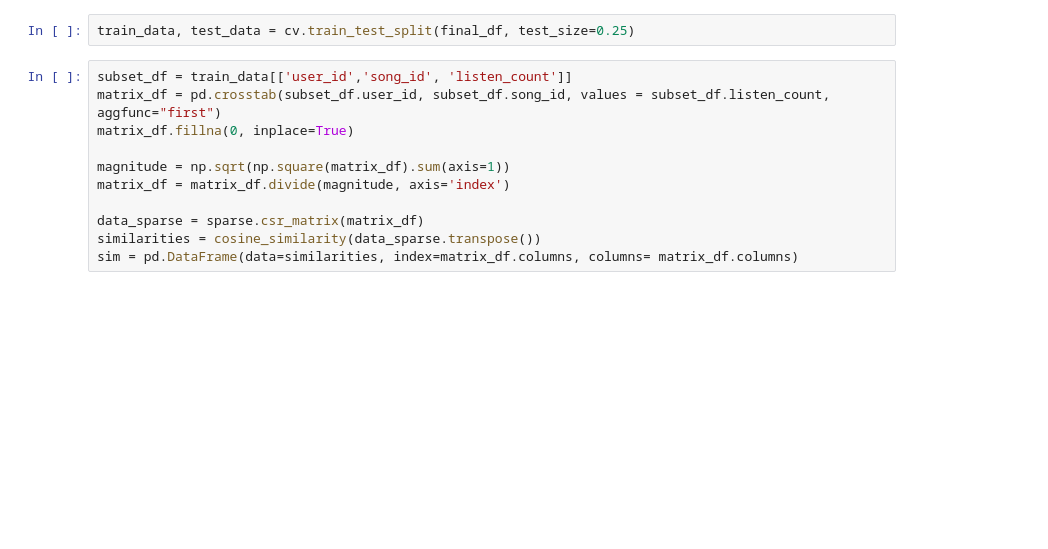
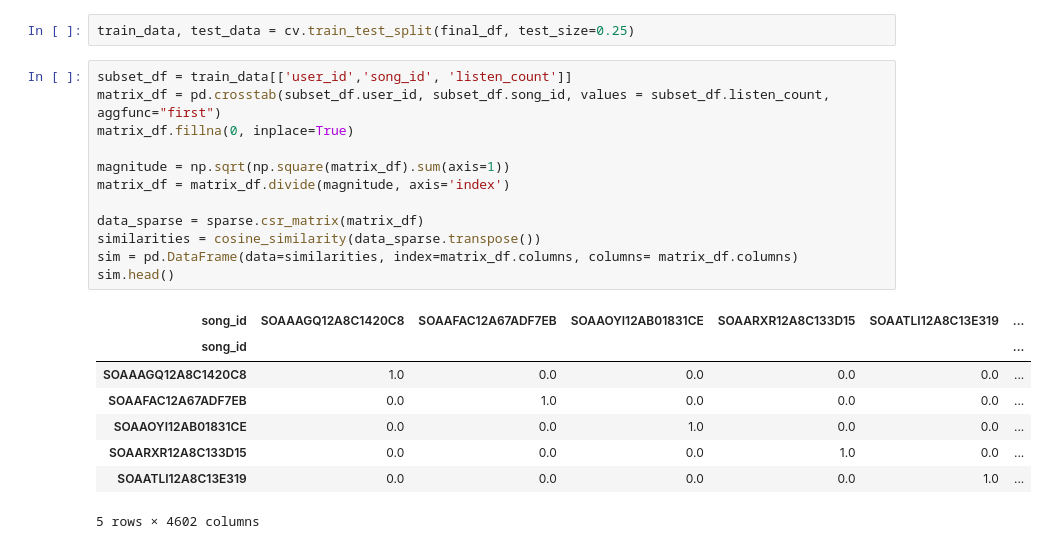
Before and after one commit to kiteena/257teamproject-recommendation, a Jupyter notebook: Item-Item Collaborative.ipynb, the cells around one changed output. Drawn from its saved outputs; the diff is of its cells as text; blank space fills up the shorter version.

```diff
--- a/Item-Item Collaborative.ipynb
+++ b/Item-Item Collaborative.ipynb
@@ -39,13 +39,23 @@ train_data, test_data = cv.train_test_split(final_df, test_size=0.25)
 # %%
 subset_df = train_data[['user_id','song_id', 'listen_count']]
 matrix_df = pd.crosstab(subset_df.user_id, subset_df.song_id, values = subset_df.listen_count, aggfunc="first")
 matrix_df.fillna(0, inplace=True)
 
 magnitude = np.sqrt(np.square(matrix_df).sum(axis=1))
 matrix_df = matrix_df.divide(magnitude, axis='index')
 
 data_sparse = sparse.csr_matrix(matrix_df)
 similarities = cosine_similarity(data_sparse.transpose())
 sim = pd.DataFrame(data=similarities, index=matrix_df.columns, columns= matrix_df.columns)
+sim.head()
+# %% [output]
+| song_id | SOAAAGQ12A8C1420C8 | SOAAFAC12A67ADF7EB | SOAAOYI12AB01831CE | SOAARXR12A8C133D15 | SOAATLI12A8C13E319 | ... |
+| song_id |  |  |  |  |  | ... |
+| SOAAAGQ12A8C1420C8 | 1.0 | 0.0 | 0.0 | 0.0 | 0.0 | ... |
+| SOAAFAC12A67ADF7EB | 0.0 | 1.0 | 0.0 | 0.0 | 0.0 | ... |
+| SOAAOYI12AB01831CE | 0.0 | 0.0 | 1.0 | 0.0 | 0.0 | ... |
+| SOAARXR12A8C133D15 | 0.0 | 0.0 | 0.0 | 1.0 | 0.0 | ... |
+| SOAATLI12A8C13E319 | 0.0 | 0.0 | 0.0 | 0.0 | 1.0 | ... |
+5 rows × 4602 columns
 # %%
 #item-item collaboration
```
Also changed, not shown: parts of 6 cells of this notebook, 2 other files.
